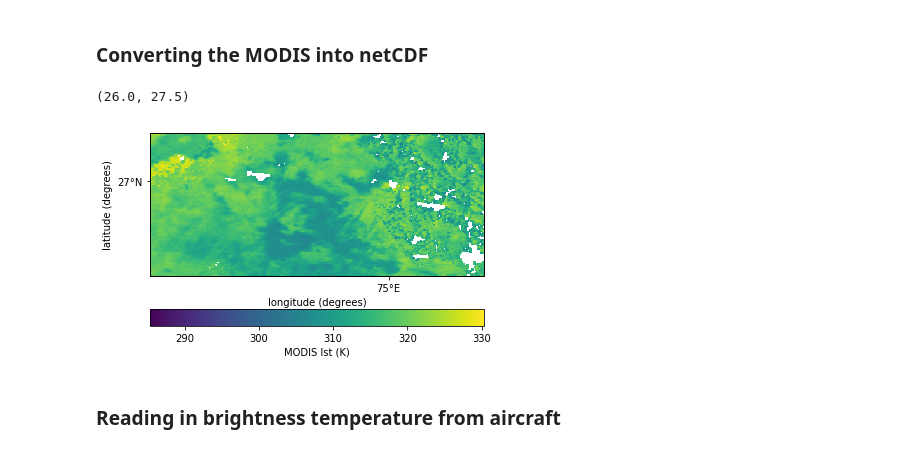
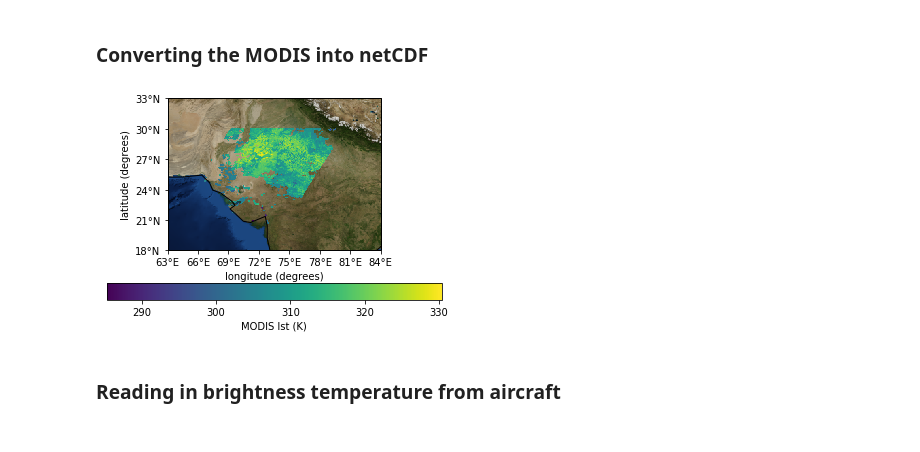
Before and after one commit to duncanwp/cis_workshops, a Jupyter notebook: MetOffice/FAAM_case_studies/cis_example_b968.ipynb, the cells around one changed output. Saved outputs shown, nothing was run; the diff lists cells and outputs as text; code cells hidden in the pictures.

```diff
--- a/MetOffice/FAAM_case_studies/cis_example_b968.ipynb
+++ b/MetOffice/FAAM_case_studies/cis_example_b968.ipynb
@@ -9,7 +9,7 @@ import matplotlib.pyplot as plt
 import datetime
 import os
 
-ROOT_DATA_PATH = '/home/axel/Dropbox/cis_workshop/data/b968'
+ROOT_DATA_PATH = '/Users/watson-parris/Desktop/cis_workshop/data/b968'
 
 os.chdir(ROOT_DATA_PATH)
 # %% [markdown]
@@ -30,19 +30,15 @@ os.chdir(ROOT_DATA_PATH)
 # %%
 import cis
 modis = cis.read_data(os.path.join(ROOT_DATA_PATH, 'MOD11A1.A2016182.h24v06.006.2016241041630.4326.lst.nc'), 'lst')
 
 # scaling of the land surface temperature data
 # https://gis.stackexchange.com/questions/72524/how-do-i-convert-the-lst-values-on-the-modis-lst-image-to-degree-celsius
 modis.data *= 0.02
 
 ax = modis.plot(label='MODIS lst (K)')
-
-# change extend of plot
-ax.set_xlim((72.5, 76.0))
-ax.set_ylim((26.0, 27.5))
+ax.bluemarble()
 # %% [output]
-(26.0, 27.5)
-[figure, old version]
+[figure, new version]
 # %% [markdown]
 ### Reading in brightness temperature from aircraft
 # %%
```
Also changed, not shown: parts of 8 cells of this notebook, 1 other file.
